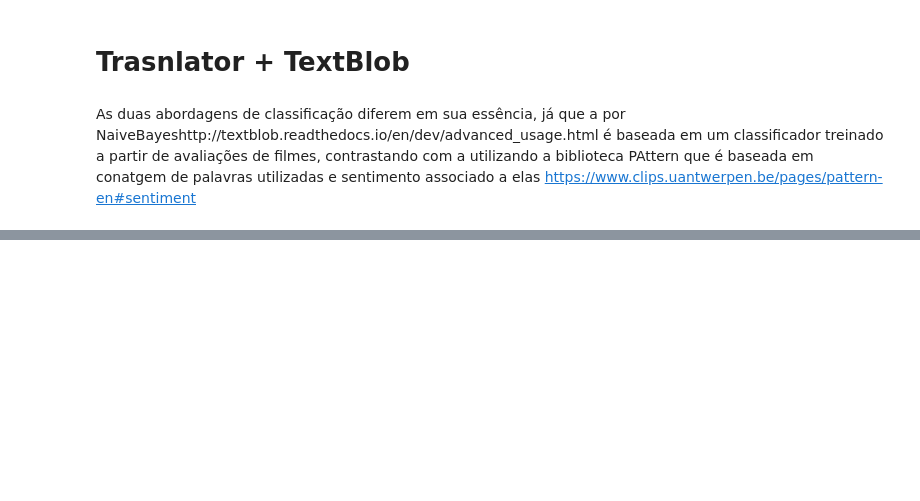
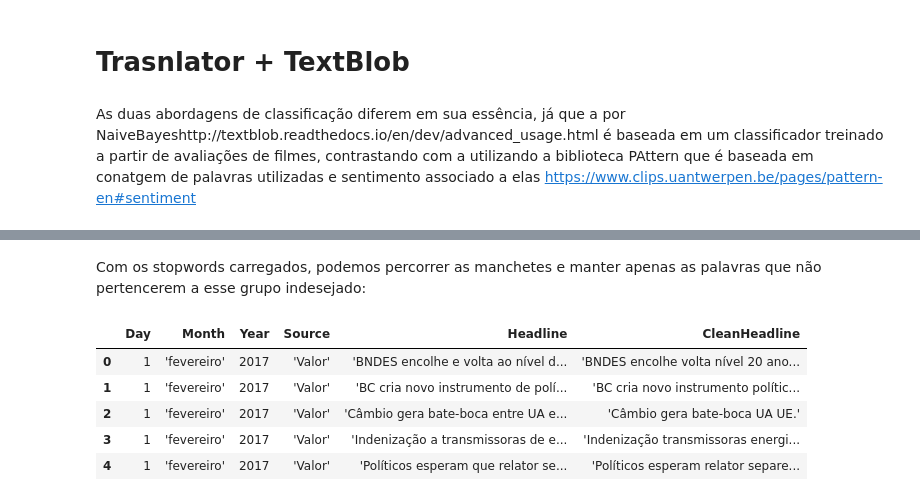
Before and after one commit to fireis/feel-br-headlines, a Jupyter notebook: T2.ipynb, the cells around one changed output, grey strips where cells are left out. Cells and saved outputs as stored; diff of their text form; code cells hidden in the pictures; blank space fills up the shorter version.

```diff
--- a/T2.ipynb
+++ b/T2.ipynb
@@ -201,12 +221,21 @@ print (stopwords.words("portuguese"))
+# %% [markdown]
+Com os stopwords carregados, podemos percorrer as manchetes e manter apenas as palavras que não pertencerem a esse grupo indesejado:
 # %%
 wordLines = []
 
 for line in bowDb.Headline:
     words = ''
     for word in line.split():
         if word not in stopwords.words("portuguese"):
             words = words + word + ' '
     wordLines.append(words)
 
 bowDb['CleanHeadline'] = wordLines
-display(bowDb)
+display(bowDb.head(5))
+# %% [output]
+|  | Day | Month | Year | Source | Headline | CleanHeadline |
+| 0 | 1 | 'fevereiro' | 2017 | 'Valor' | 'BNDES encolhe e volta ao nível d... | 'BNDES encolhe volta nível 20 ano... |
+| 1 | 1 | 'fevereiro' | 2017 | 'Valor' | 'BC cria novo instrumento de polí... | 'BC cria novo instrumento polític... |
+| 2 | 1 | 'fevereiro' | 2017 | 'Valor' | 'Câmbio gera bate-boca entre UA e... | 'Câmbio gera bate-boca UA UE.' |
+| 3 | 1 | 'fevereiro' | 2017 | 'Valor' | 'Indenização a transmissoras de e... | 'Indenização transmissoras energi... |
+| 4 | 1 | 'fevereiro' | 2017 | 'Valor' | 'Políticos esperam que relator se... | 'Políticos esperam relator separe... |
```
Also changed, not shown: parts of 142 cells of this notebook.
